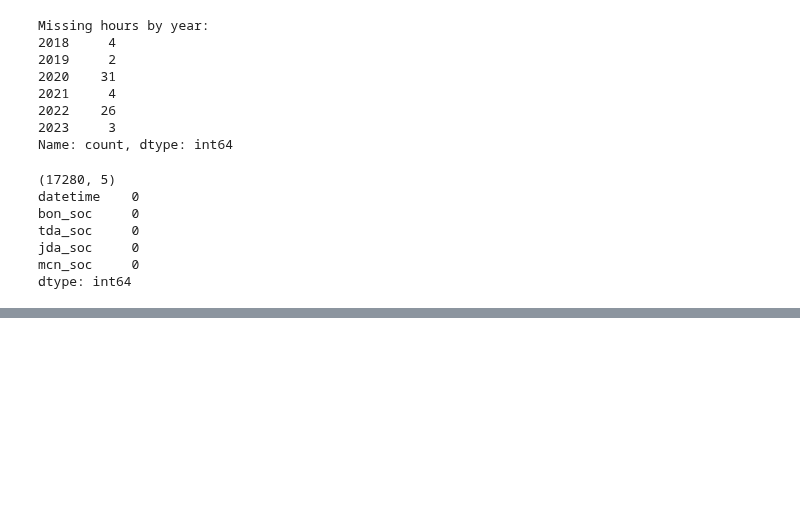
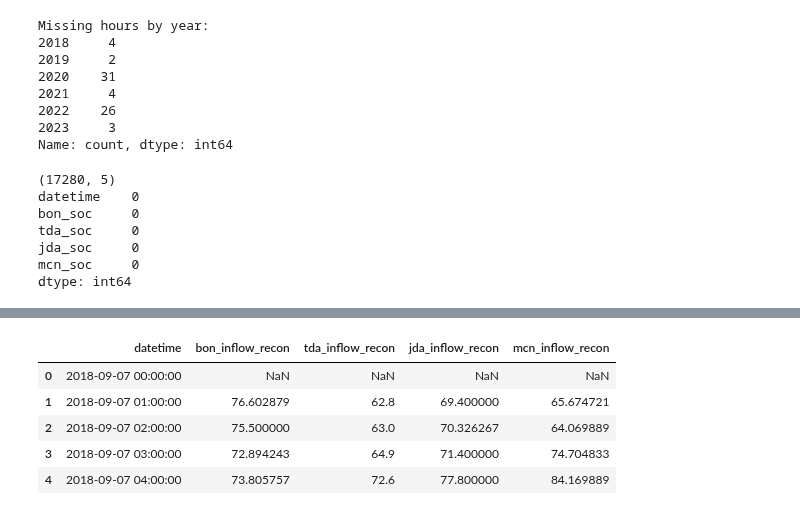
Before and after one commit to ecohn44/cascaded-hydro, a Jupyter notebook: py-forecasting/inflow-models-full.ipynb, the cells around one changed output, grey strips where cells are left out. Drawn from its saved outputs; the diff is of its cells as text; code cells hidden in the pictures; blank space fills up the shorter version.

```diff
--- a/py-forecasting/hydrograph.ipynb
+++ b/py-forecasting/inflow-models-full.ipynb
@@ -610,0 +667,20 @@ soc_df_norm.to_csv("/Users/elizacohn/Desktop/cascaded-hydro/simulation-data/soc.
+# %%
+for u in units:
+    a, b = fit[u]
+
+    # 1. Normalize observed forebay from ft to [0, 1] per unit
+    H_ft = df[f"{u}_soc_ft"]
+    H_norm = (H_ft - H_ft.min()) / (H_ft.max() - H_ft.min())
+
+    # 2. Convert norm head to norm volume using inverse head function
+    V_norm = np.clip((H_norm - b) / a, 0, 1)
+
+    # 3. Convert normalized volume to physical storage in kaf
+    V_kaf = V_norm.min() + V_norm * (V_norm.max() - V_norm.min())
+
+    # 4. Calculate (A) change on storage and (B) mass balance
+    dV_kaf = V_kaf.diff()
+    O_kcfs = df[f"{u}_outflow"]
+
+    # v_t = v_t-1 + inlow_t - outflow_t
+    recon[f"{u}_inflow_recon"] = O_kcfs + dV_kaf / K
@@ -610,0 +707,9 @@ soc_df_norm.to_csv("/Users/elizacohn/Desktop/cascaded-hydro/simulation-data/soc.
+# %%
+recon.head()
+# %% [output]
+|  | datetime | bon_inflow_recon | tda_inflow_recon | jda_inflow_recon | mcn_inflow_recon |
+| 0 | 2018-09-07 00:00:00 | NaN | NaN | NaN | NaN |
+| 1 | 2018-09-07 01:00:00 | 76.602879 | 62.8 | 69.400000 | 65.674721 |
+| 2 | 2018-09-07 02:00:00 | 75.500000 | 63.0 | 70.326267 | 64.069889 |
+| 3 | 2018-09-07 03:00:00 | 72.894243 | 64.9 | 71.400000 | 74.704833 |
+| 4 | 2018-09-07 04:00:00 | 73.805757 | 72.6 | 77.800000 | 84.169889 |
```
Also changed, not shown: parts of 40 cells of this notebook, 7 other files.
